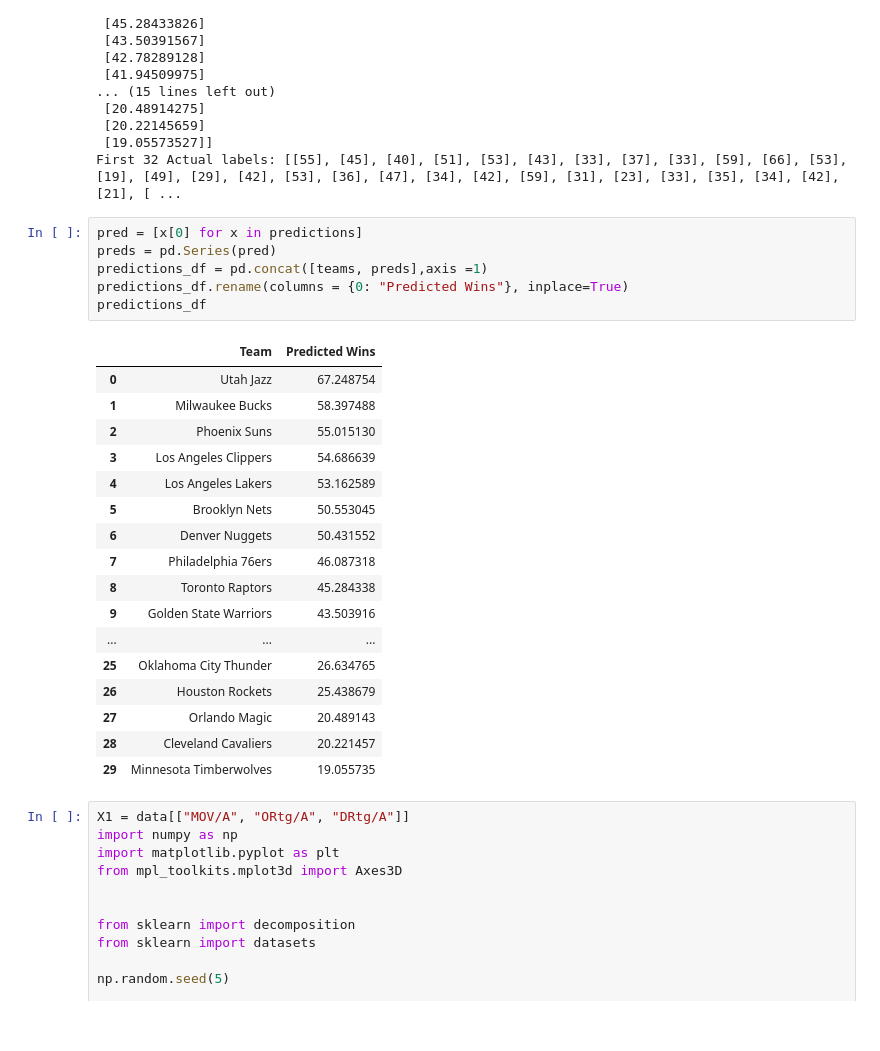
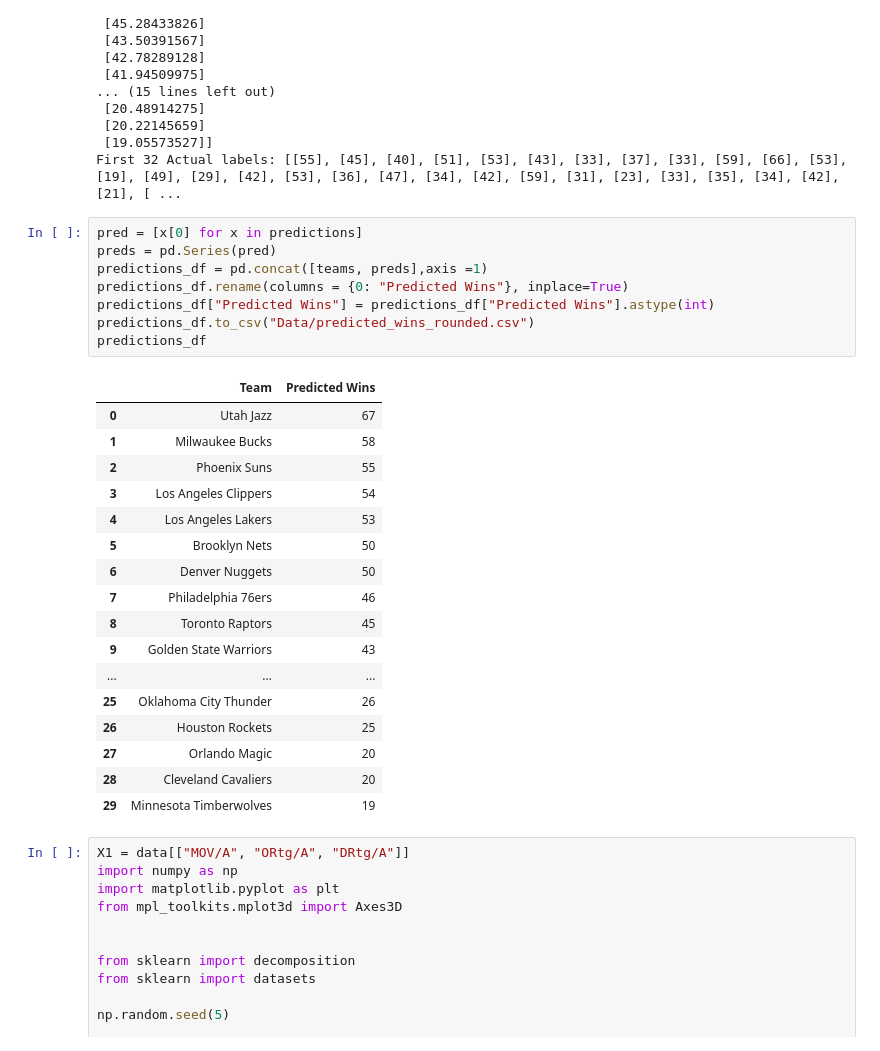
Before and after one commit to wgaechter/Group6-FinalProject, a Jupyter notebook: Predictions.ipynb, the cells around one changed output. Saved outputs shown, nothing was run; the diff lists cells and outputs as text.

Commit message:
added few new figures, added rounded predictions for presentation, embeded gists

```diff
--- a/Predictions.ipynb
+++ b/Predictions.ipynb
@@ -101,27 +101,29 @@ First 32 Actual labels: [[55], [45], [40], [51], [53], [43], [33], [37], [33], [
 # %%
 pred = [x[0] for x in predictions]
 preds = pd.Series(pred)
 predictions_df = pd.concat([teams, preds],axis =1)
 predictions_df.rename(columns = {0: "Predicted Wins"}, inplace=True)
+predictions_df["Predicted Wins"] = predictions_df["Predicted Wins"].astype(int)
+predictions_df.to_csv("Data/predicted_wins_rounded.csv")
 predictions_df
 # %% [output]
 |  | Team | Predicted Wins |
-| 0 | Utah Jazz | 67.248754 |
-| 1 | Milwaukee Bucks | 58.397488 |
-| 2 | Phoenix Suns | 55.015130 |
-| 3 | Los Angeles Clippers | 54.686639 |
-| 4 | Los Angeles Lakers | 53.162589 |
-| 5 | Brooklyn Nets | 50.553045 |
-| 6 | Denver Nuggets | 50.431552 |
-| 7 | Philadelphia 76ers | 46.087318 |
-| 8 | Toronto Raptors | 45.284338 |
-| 9 | Golden State Warriors | 43.503916 |
+| 0 | Utah Jazz | 67 |
+| 1 | Milwaukee Bucks | 58 |
+| 2 | Phoenix Suns | 55 |
+| 3 | Los Angeles Clippers | 54 |
+| 4 | Los Angeles Lakers | 53 |
+| 5 | Brooklyn Nets | 50 |
+| 6 | Denver Nuggets | 50 |
+| 7 | Philadelphia 76ers | 46 |
+| 8 | Toronto Raptors | 45 |
+| 9 | Golden State Warriors | 43 |
 | ... | ... | ... |
-| 25 | Oklahoma City Thunder | 26.634765 |
-| 26 | Houston Rockets | 25.438679 |
-| 27 | Orlando Magic | 20.489143 |
-| 28 | Cleveland Cavaliers | 20.221457 |
-| 29 | Minnesota Timberwolves | 19.055735 |
+| 25 | Oklahoma City Thunder | 26 |
+| 26 | Houston Rockets | 25 |
+| 27 | Orlando Magic | 20 |
+| 28 | Cleveland Cavaliers | 20 |
+| 29 | Minnesota Timberwolves | 19 |
 # %%
 X1 = data[["MOV/A", "ORtg/A", "DRtg/A"]]
 import numpy as np
```
Also changed, not shown: parts of 3 cells of this notebook, 5 other files.
